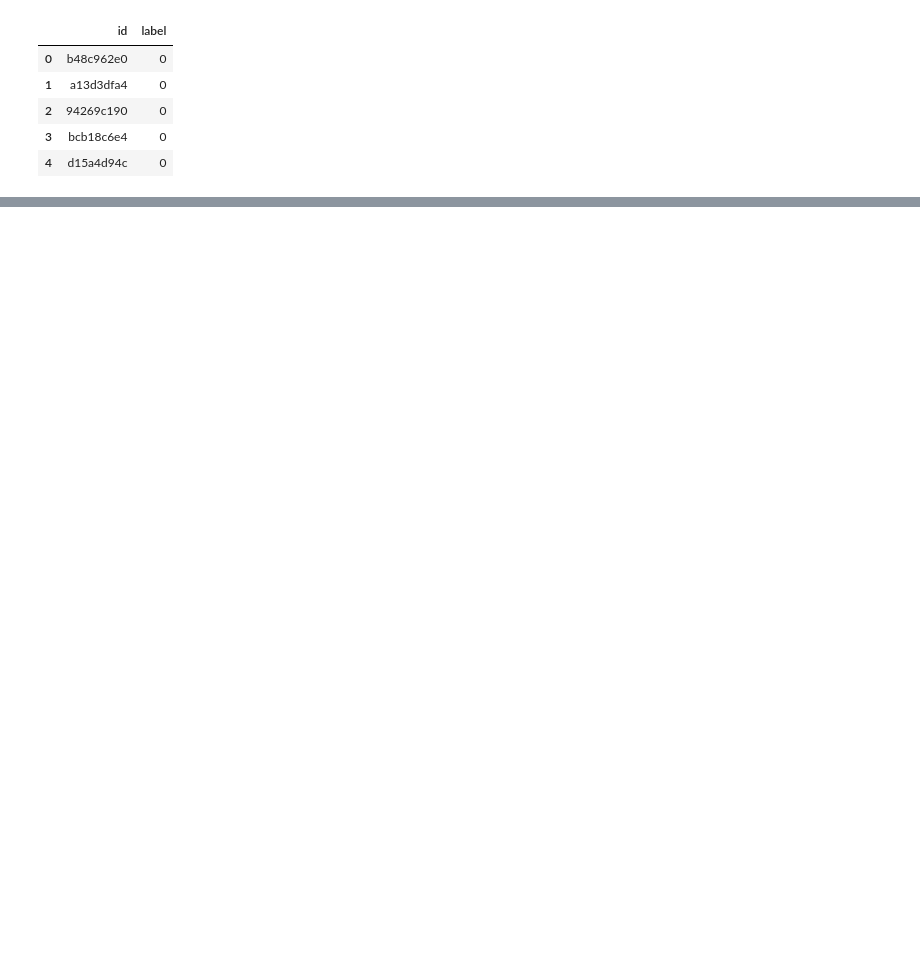
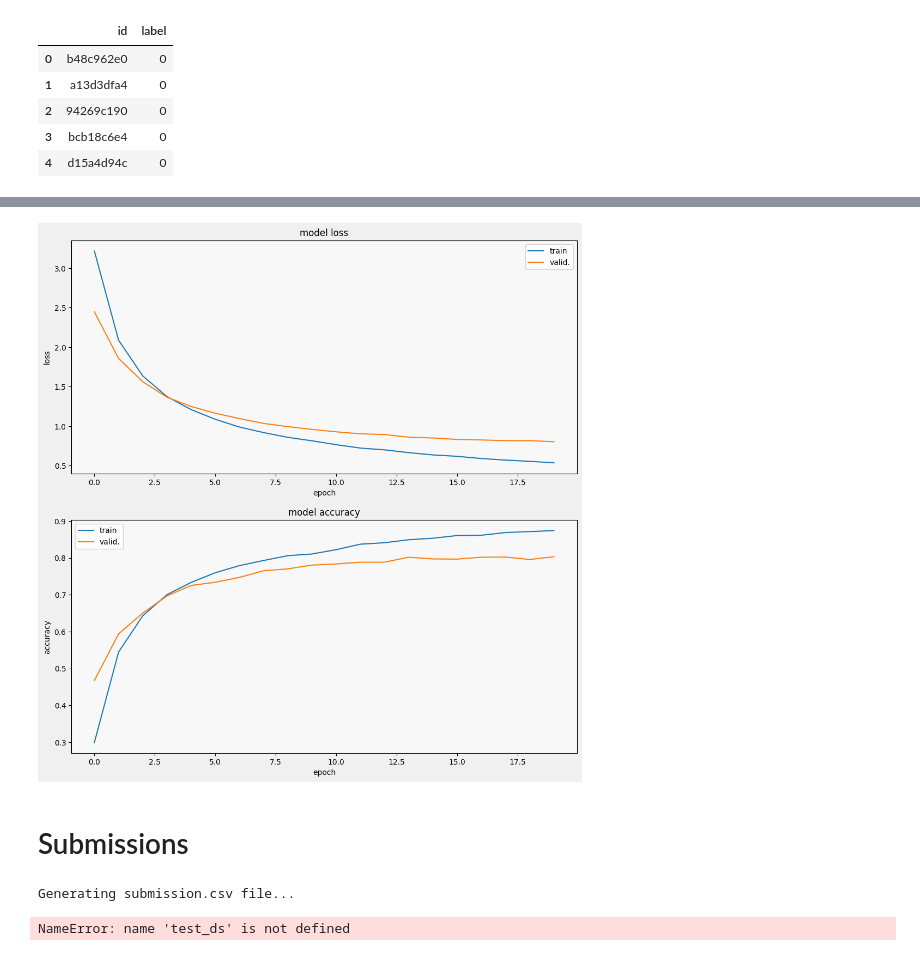
Before and after one commit to Bestine/kaggle-projects, a Jupyter notebook: Petals-to-the-Metal-Flower-Classification-on-TPU.ipynb, the cells around one changed output, grey strips where cells are left out. Drawn from its saved outputs; the diff is of its cells as text; code cells hidden in the pictures; blank space fills up the shorter version.

Commit message:
Kaggle Notebook | Petals to the Metal - Flower Classification on TPU | Version 2

```diff
--- a/Petals-to-the-Metal-Flower-Classification-on-TPU.ipynb
+++ b/Petals-to-the-Metal-Flower-Classification-on-TPU.ipynb
@@ -42,0 +114,3 @@ sample_submission.head()
+# %%
+GCS_DS_PATH = KaggleDatasets().get_gcs_path('tpu-getting-started')
+print(GCS_DS_PATH) # what do gcs paths look like?
@@ -56,0 +435,16 @@ sample_submission.head()
+# %%
+# Define early stopping condition
+from keras.callbacks import EarlyStopping
+es = EarlyStopping(monitor='val_loss', mode='min', verbose=1)
+# %%
+# Define training epochs
+EPOCHS = 20
+STEPS_PER_EPOCH = NUM_TRAINING_IMAGES // BATCH_SIZE
+
+history = model.fit(
+    ds_train,
+    validation_data=ds_valid,
+    epochs=EPOCHS,
+    steps_per_epoch=STEPS_PER_EPOCH,
+    callbacks=[es],
+)
@@ -56,0 +474,17 @@ sample_submission.head()
+# %%
+display_training_curves(
+    history.history['loss'],
+    history.history['val_loss'],
+    'loss',
+    211,
+)
+display_training_curves(
+    history.history['sparse_categorical_accuracy'],
+    history.history['val_sparse_categorical_accuracy'],
+    'accuracy',
+    212,
+)
+# %% [output]
+[figure, added]
+# %% [markdown]
+# Submissions
@@ -56,0 +498,18 @@ sample_submission.head()
+# %%
+print('Generating submission.csv file...')
+# Get image ids from test set and convert to unicode
+test_ids_ds = test_ds.map(lambda image, idnum: idnum).unbatch()
+test_ids = next(iter(test_ids_ds.batch(NUM_TEST_IMAGES))).numpy().astype('U')
+
+# Write the submission file
+np.savetxt(
+    'submission.csv',
+    np.rec.fromarrays([test_ids, predictions]),
+    fmt=['%s', '%d'],
+    delimiter=',',
+    header='id,label',
+    comments='',
+)
+# %% [output]
+Generating submission.csv file...
+NameError: name 'test_ds' is not defined
```
Also changed, not shown: parts of 25 cells of this notebook.
